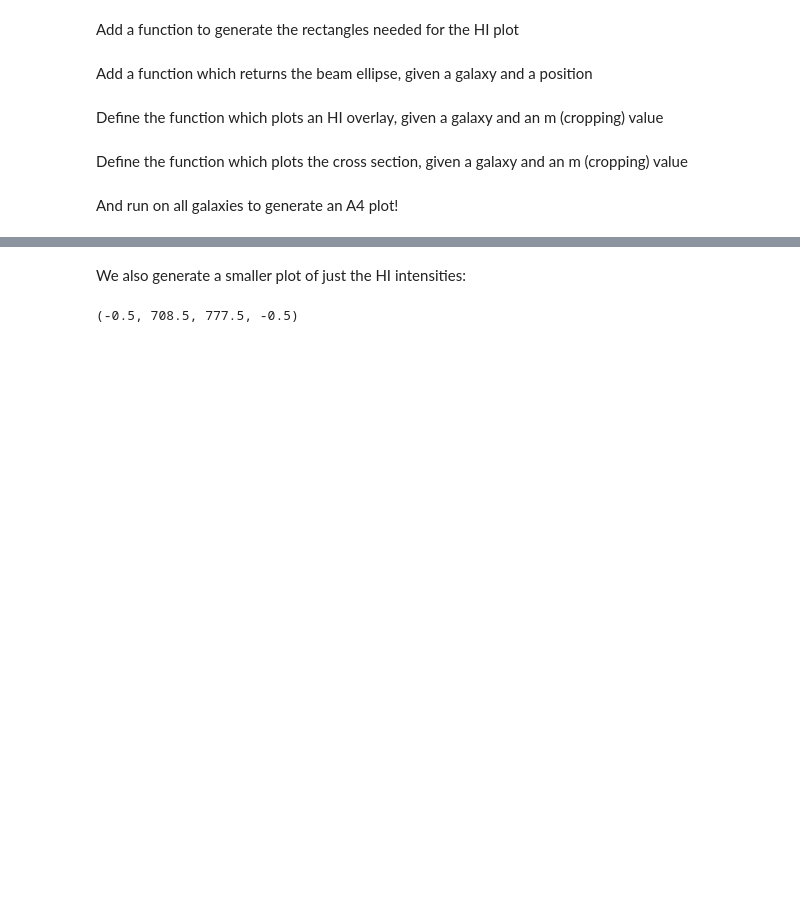
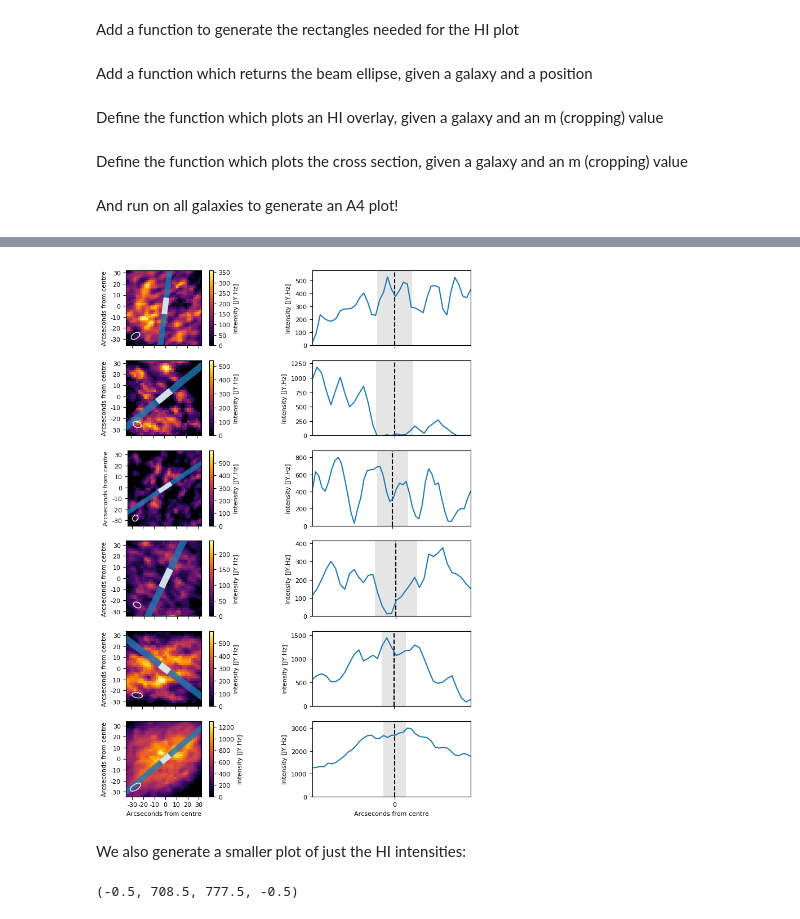
Before and after one commit to tingard/HI-plots-for-Lucy, a Jupyter notebook: main.ipynb, the cells around one changed output, grey strips where cells are left out. Saved outputs shown, nothing was run; the diff lists cells and outputs as text; code cells hidden in the pictures; blank space fills up the shorter version.

```diff
--- a/main.ipynb
+++ b/main.ipynb
@@ -288,3 +297,29 @@ plt.savefig('mosaic.png', bbox_inches='tight')
+# %%
+fig = plt.figure(figsize=(8.27, 11.69), dpi=100)
+m = 20
+for rowIndex in range(len(df)):
+    galaxy = makeGalaxyObject(df.iloc[rowIndex])
+
+    # working on the first panel
+    plt.subplot(len(df), 2, rowIndex*2 + 1)
+    makeHIOverlay(galaxy, m, ticksize=10, beamPosition=[5, 5])
+    if not rowIndex == len(df) - 1:
+        ax = plt.gca()
+        plt.setp(ax.get_xticklabels(), visible=False)
+        plt.xlabel('')
+
+    # Now for the second panel
+    plt.subplot(len(df), 2, rowIndex*2 + 2)
+    makeCrossSection(galaxy, m)
+    if not rowIndex == len(df) - 1:
+        ax = plt.gca()
+        plt.setp(ax.get_xticklabels(), visible=False)
+        plt.xlabel('')
+
+# Save the output
+plt.savefig('cross_sections_zoomed.png', bbox_inches='tight')
+# %% [output]
+[figure, added]
 # %% [markdown]
 We also generate a smaller plot of just the HI intensities:
 # %%
```
Also changed, not shown: parts of 6 cells of this notebook, 7 other files.
